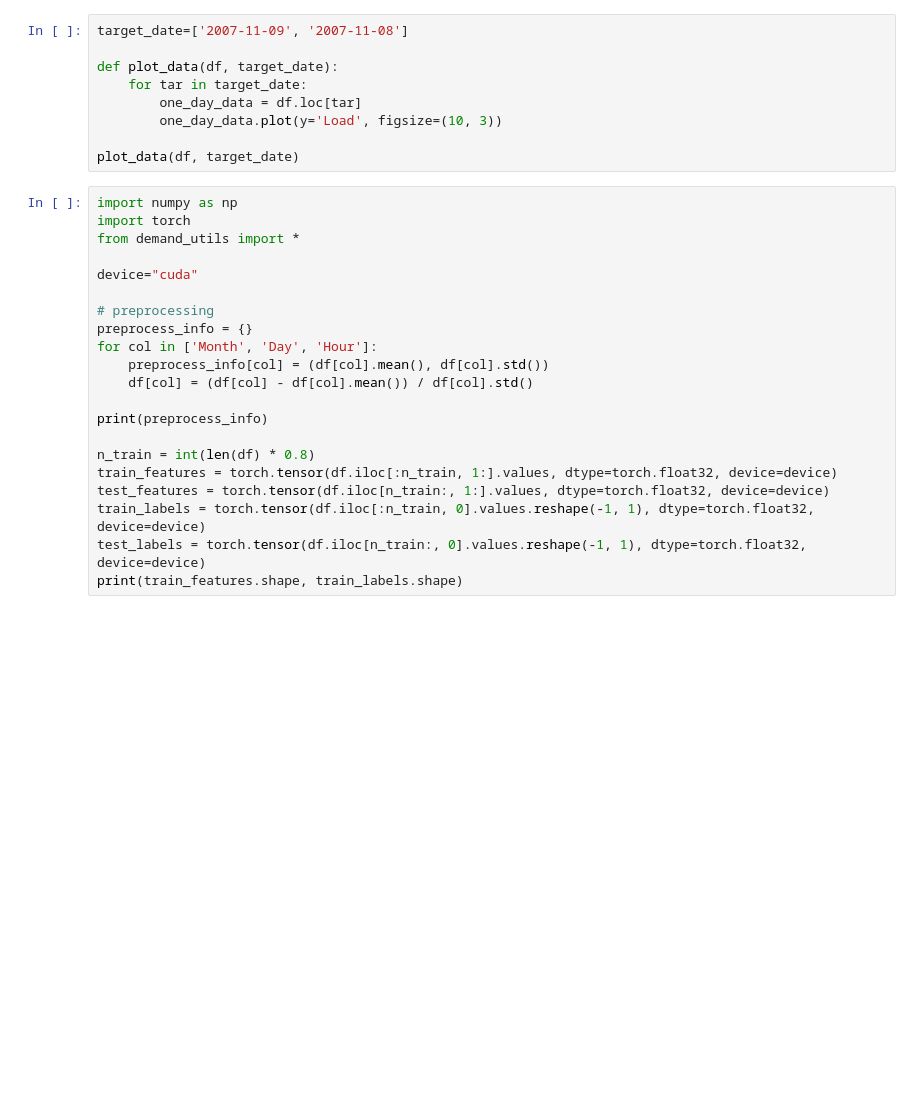
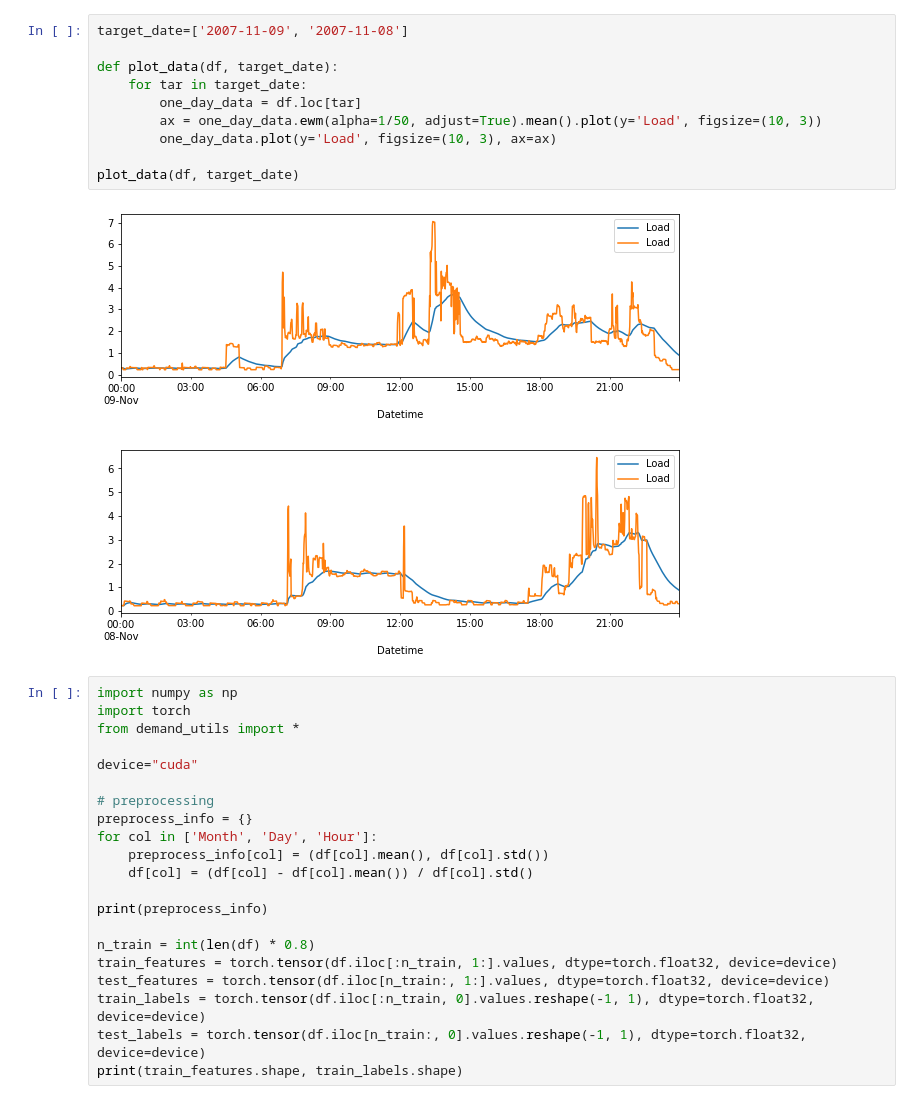
Before and after one commit to smoggy-P/Dynamic_Programming_Project, a Jupyter notebook: data.ipynb, the cells around one changed output. Cells and saved outputs as stored; diff of their text form; blank space fills up the shorter version.

```diff
--- a/data.ipynb
+++ b/data.ipynb
@@ -14,12 +22,16 @@ print(df[:5])
 # %%
 target_date=['2007-11-09', '2007-11-08']
 
 def plot_data(df, target_date):
     for tar in target_date:
         one_day_data = df.loc[tar]
-        one_day_data.plot(y='Load', figsize=(10, 3))
+        ax = one_day_data.ewm(alpha=1/50, adjust=True).mean().plot(y='Load', figsize=(10, 3))
+        one_day_data.plot(y='Load', figsize=(10, 3), ax=ax)
 
 plot_data(df, target_date)
+# %% [output]
+[figure, added]
+[figure, added]
 # %%
 import numpy as np
 import torch
```
Also changed, not shown: parts of 1 cell of this notebook, 4 other files.
